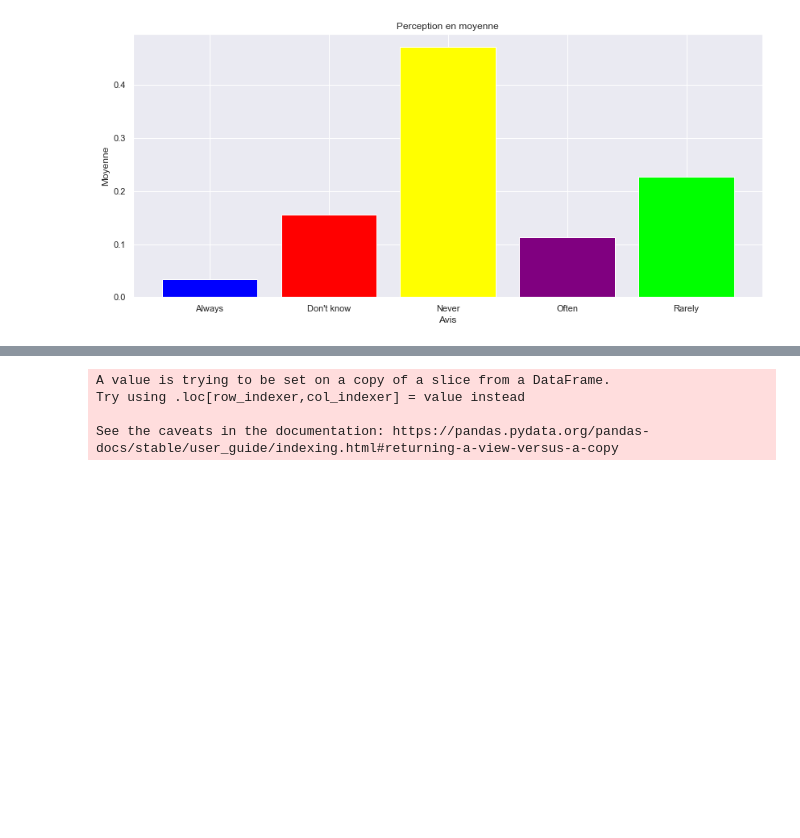
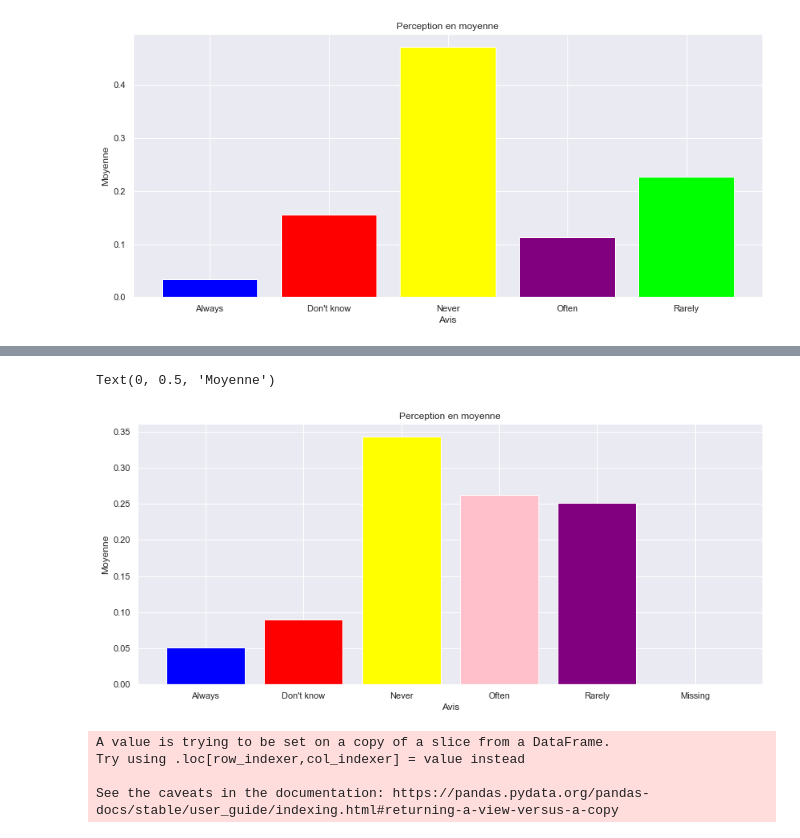
Before and after one commit to ikhalild/Data-analysis-with-python, a Jupyter notebook: manipulation.ipynb, the cells around one changed output, grey strips where cells are left out. Saved outputs shown, nothing was run; the diff lists cells and outputs as text; code cells hidden in the pictures; blank space fills up the shorter version.

```diff
--- a/manipulation.ipynb
+++ b/manipulation.ipynb
@@ -647,3 +662,17 @@ Text(0, 0.5, 'Moyenne')
+# %%
+Perception4= ["Always","Don't know","Never","Often","Rarely","Missing"]
+Moyenne4= x4.iloc[1]
+%matplotlib inline
+import matplotlib.pyplot as plt
+plt.figure(figsize = (14 , 6))
+couleursx4 = ["blue", "red","yellow","pink","purple","green"]
+plt.bar(Perception4,Moyenne4, color = couleursx4)
+plt.title("Perception en moyenne")
+plt.xlabel("Avis")
+plt.ylabel("Moyenne")
+# %% [output]
+Text(0, 0.5, 'Moyenne')
+[figure, added]
 # %%
 import plotly.graph_objects as go
 
```
Also changed, not shown: parts of 2 cells of this notebook.
